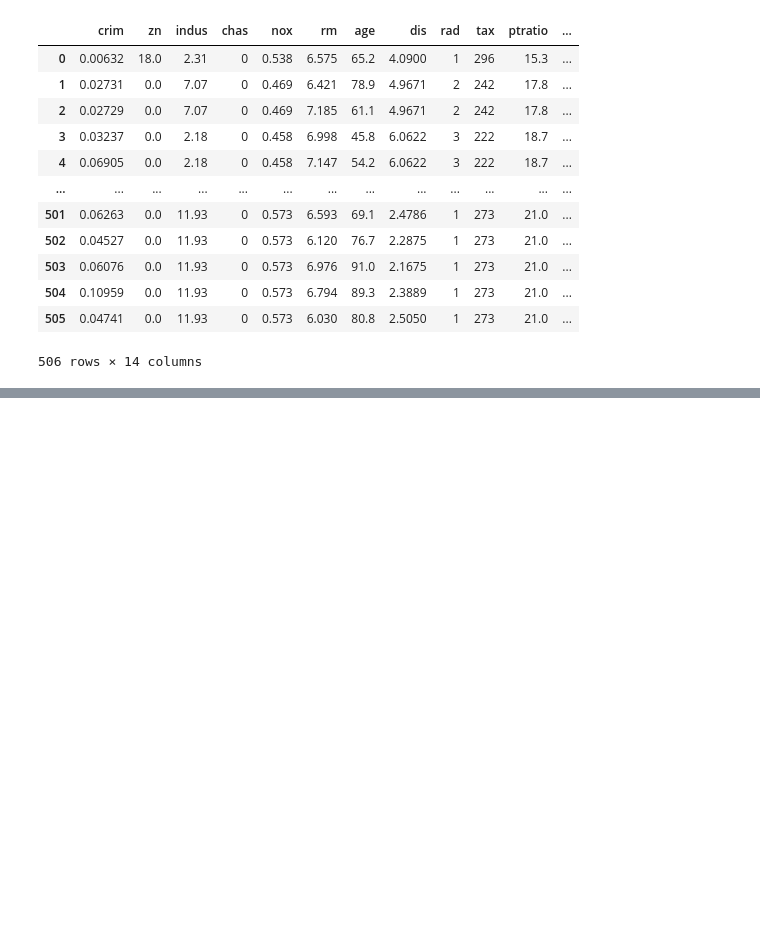
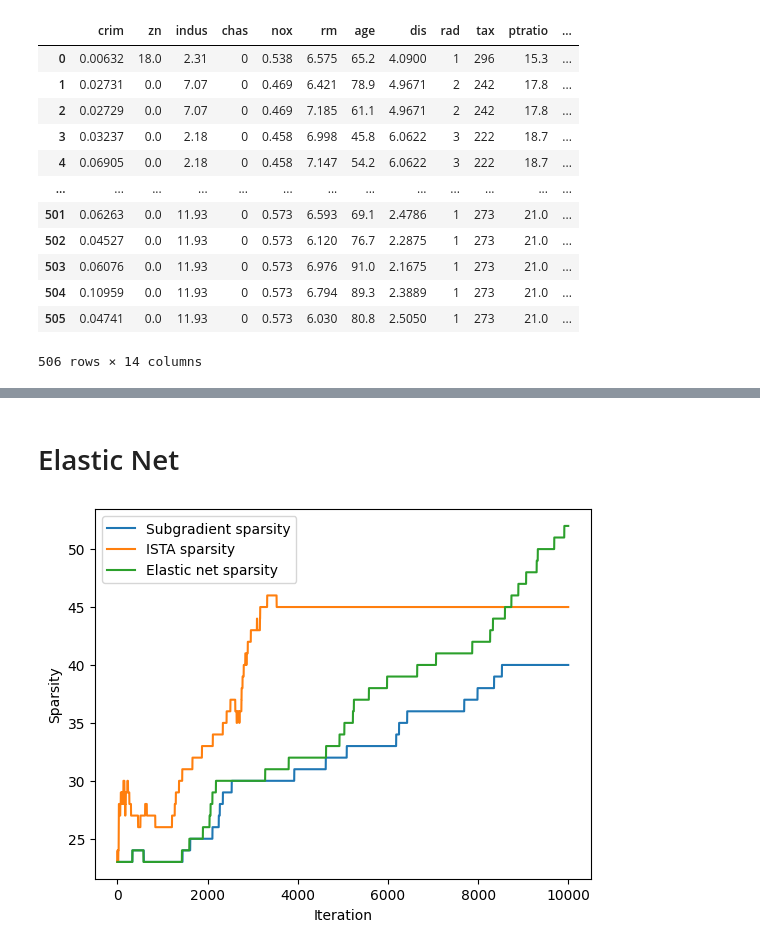
Before and after one commit to lostinentropy/lasso-regression, a Jupyter notebook: lasso-regression.ipynb, the cells around one changed output, grey strips where cells are left out. Saved outputs shown, nothing was run; the diff lists cells and outputs as text; code cells hidden in the pictures; blank space fills up the shorter version.

Commit message:
added elastic net

```diff
--- a/lasso-regression.ipynb
+++ b/lasso-regression.ipynb
@@ -397,0 +398,32 @@ plt.show()
+# %% [markdown]
+# Elastic Net
+# %%
+(X, y) = regression.data.generate_dataset(60, 100, 10, noise_scale=0.1, generator=generator)
+
+w_0 = generator.normal(size=[60])
+sub_optim = regression.optimizer.SubGradientDescent(learning_rate=0.0001, lam=0.5)
+ista = regression.optimizer.ISTA(learning_rate=0.0001, lam=0.5)
+elastic = regression.optimizer.ElasticNet(learning_rate=0.0001, lam_1=0.5, lam_2=0.5)
+model_1 = regression.models.compressive.CompressiveLinearModel(w_0)
+model_2 = deepcopy(model_1)
+model_3 = deepcopy(model_1)
+
+metrics_1 = regression.fit(model_1, sub_optim, X, y, num_epochs=10000, metrics_dict={"l2": l2})
+metrics_2 = regression.fit(model_2, ista, X, y, num_epochs=10000, metrics_dict={"l2": l2})
+metrics_3 = regression.fit(model_3, elastic, X, y, num_epochs=10000, metrics_dict={"l2": l2})
+# %%
+plt.plot(metrics_1["sparsity"])
+plt.plot(metrics_2["sparsity"])
+plt.plot(metrics_3["sparsity"])
+plt.legend(
+    [
+        "Subgradient sparsity",
+        "ISTA sparsity",
+        "Elastic net sparsity",
+    ]
+)
+plt.xlabel("Iteration")
+plt.ylabel("Sparsity")
+plt.show()
+# %% [output]
+[figure, added]
```
Also changed, not shown: parts of 3 cells of this notebook.
